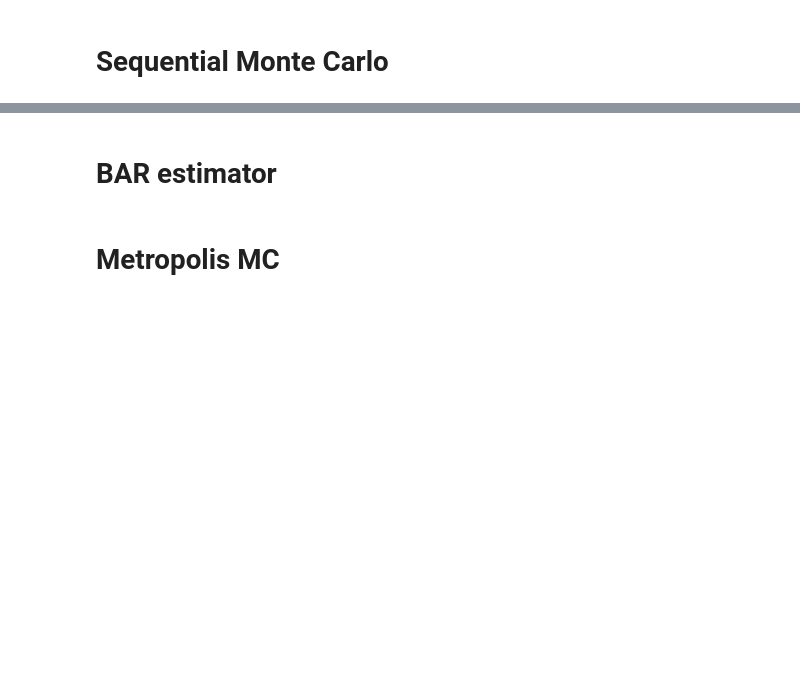
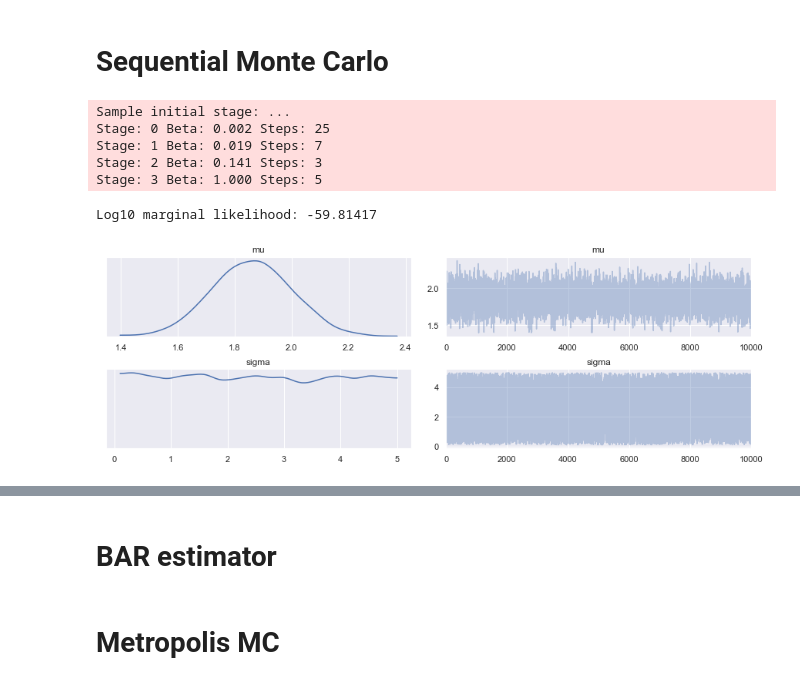
Before and after one commit to nguyentrunghai/BAR_estimator_for_Bayes_factors, a Jupyter notebook: mixture_of_two_gaussians_2.ipynb, the cells around one changed output, grey strips where cells are left out. Saved outputs shown, nothing was run; the diff lists cells and outputs as text; code cells hidden in the pictures; blank space fills up the shorter version.

```diff
--- a/mixture_of_two_gaussians_2.ipynb
+++ b/mixture_of_two_gaussians_2.ipynb
@@ -25,7 +25,7 @@ from _BAR_estimator import pot_ener_uniform_aug
 SEED = 2039
 SIZE = 50
 
-SMC_STEPS = 100000
+SMC_STEPS = 10000
 MET_STEPS = 100000
 # %% [markdown]
 # Data Generation
@@ -81,9 +88,19 @@ print(model_m2.vars)
 # %%
 with model_m1:
     trace_m1 = pm.sample(SMC_STEPS, step=pm.SMC())
 pm.traceplot(trace_m1[::10])
 
 print("Log10 marginal likelihood: %0.5f" %(np.log10(model_m1.marginal_likelihood)))
+
+pickle.dump(model_m1, open("data/model_m1_smc.pickle", "wb"))
+# %% [output]
+Sample initial stage: ...
+Stage: 0 Beta: 0.002 Steps: 25
+Stage: 1 Beta: 0.019 Steps: 7
+Stage: 2 Beta: 0.141 Steps: 3
+Stage: 3 Beta: 1.000 Steps: 5
+Log10 marginal likelihood: -59.81417
+[figure, added]
 # %%
 with model_m2:
     trace_m2 = pm.sample(SMC_STEPS, step=pm.SMC())
```
Also changed, not shown: parts of 20 cells of this notebook.
